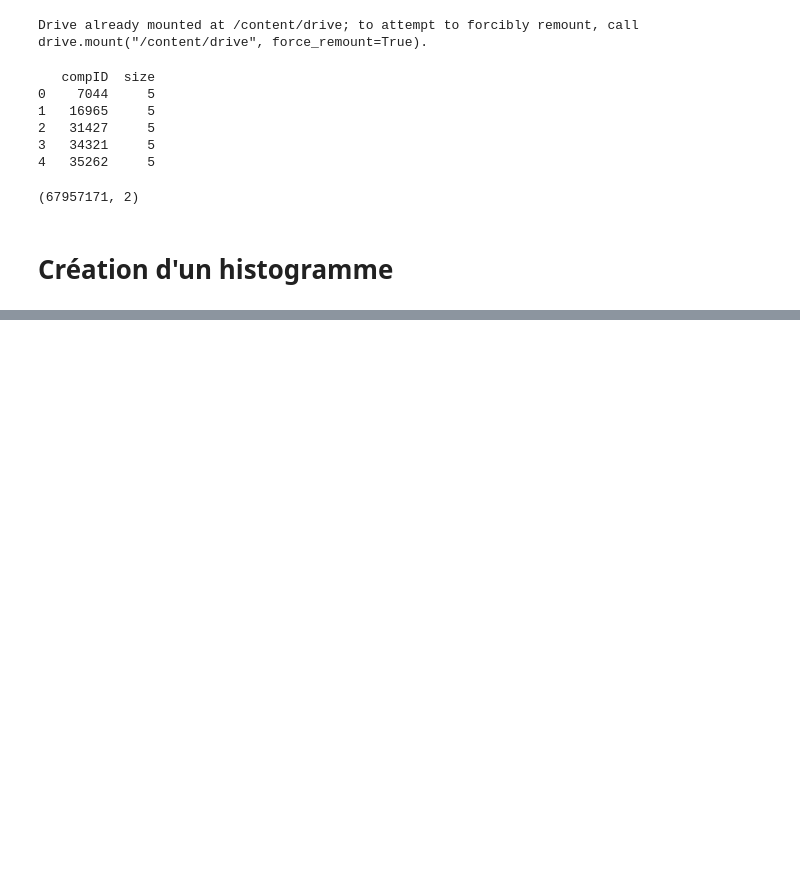
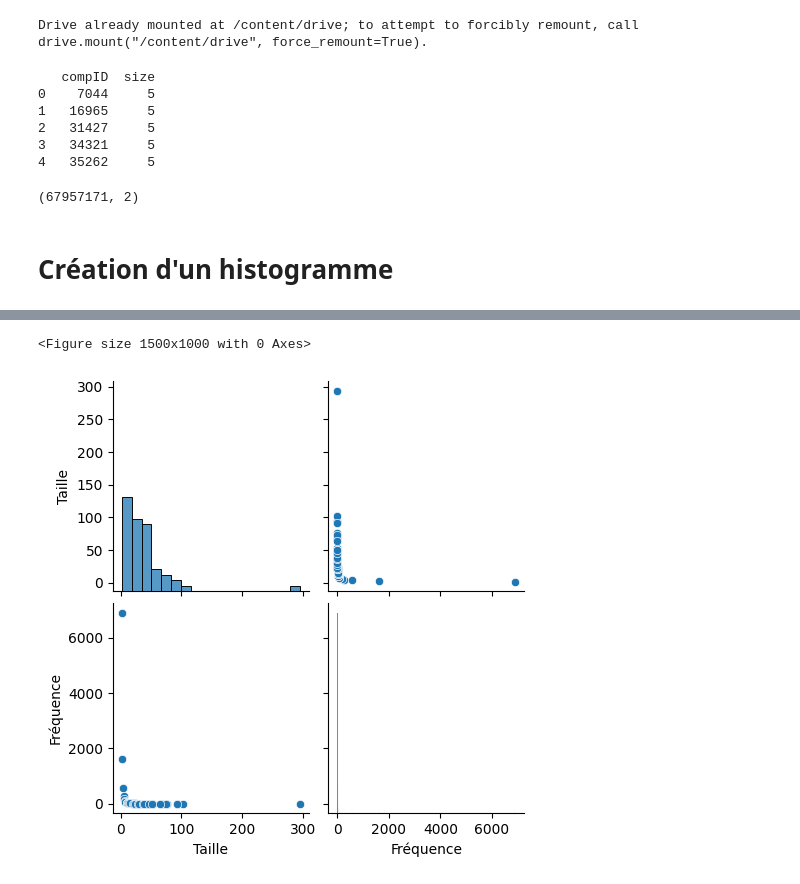
Before and after one commit to AnyesTAFOUGHALT/PLDAC_Analyse_de_Tres_Grands_Graphes_de_Proteines, a Jupyter notebook: Analyse_taille.ipynb, the cells around one changed output, grey strips where cells are left out. Drawn from its saved outputs; the diff is of its cells as text; code cells hidden in the pictures; blank space fills up the shorter version.

```diff
--- a/Analyse_taille.ipynb
+++ b/Analyse_taille.ipynb
@@ -60,0 +174,2 @@ plt.show()
+# %%
+sampled_data = data.sample(n=10000, random_state=42)
@@ -60,0 +178,4 @@ plt.show()
+# %%
+taille_frequence = sampled_data['size'].value_counts().reset_index()
+taille_frequence.columns = ['Taille', 'Fréquence']
+taille_frequence.head()
@@ -60,0 +193,7 @@ plt.show()
+# %%
+plt.figure(figsize=(15, 10))
+sns.pairplot(taille_frequence)
+plt.show()
+# %% [output]
+<Figure size 1500x1000 with 0 Axes>
+[figure, added]
```
Also changed, not shown: parts of 41 cells of this notebook.
